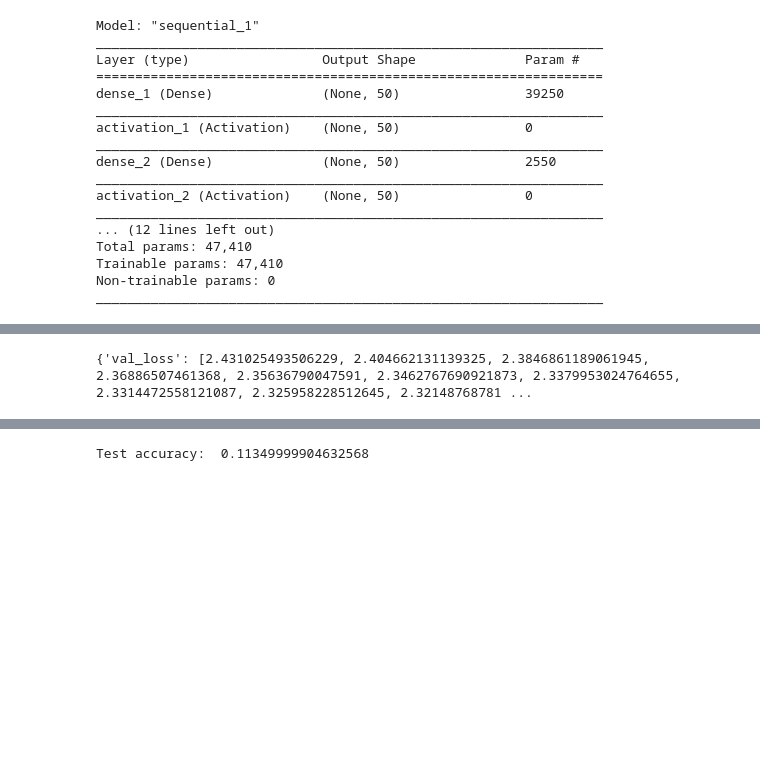
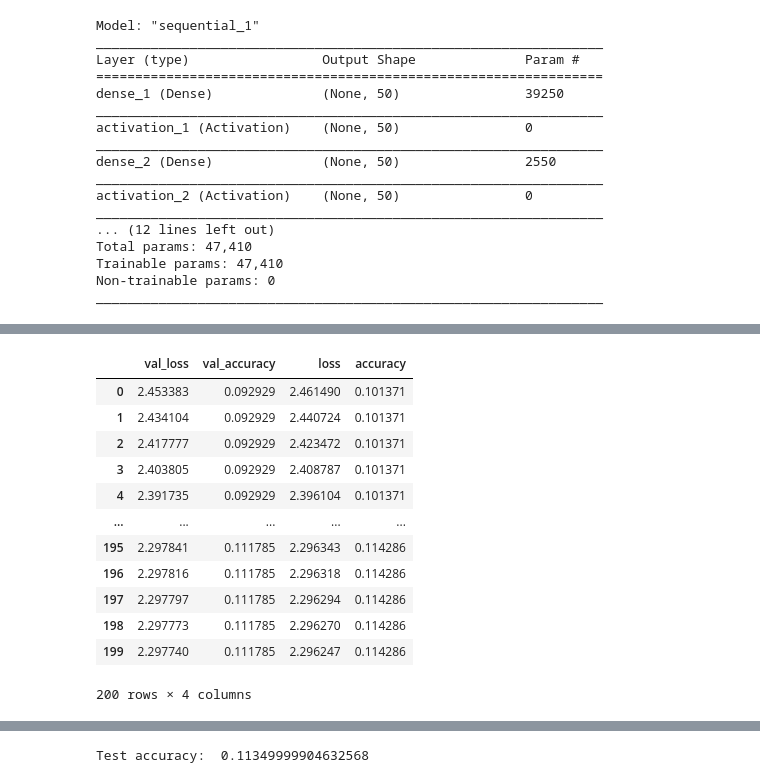
Before and after one commit to jeongnamho/AI, a Jupyter notebook: DNN/2020.01.21/2020.01.21 - 1. 최적화.ipynb, the cells around one changed output, grey strips where cells are left out. Cells and saved outputs as stored; diff of their text form; code cells hidden in the pictures; blank space fills up the shorter version.

```diff
--- a/DNN/2020.01.21/2020.01.21 - 1. 최적화.ipynb
+++ b/DNN/2020.01.21/2020.01.21 - 1. 최적화.ipynb
@@ -227,7 +250,21 @@ history = model.fit(X_train, y_train,
-# %%
-print(history.history)
-# %% [output]
-{'val_loss': [2.431025493506229, 2.404662131139325, 2.3846861189061945, 2.36886507461368, 2.35636790047591, 2.3462767690921873, 2.3379953024764655, 2.3314472558121087, 2.325958228512645, 2.32148768781 ...
+# %%
+# 한 에포크가 끝날 때마다 아래의 데이터프레임에서 row 하나씩 출력한다고 생각하면 됌
+import pandas as pd
+pd.DataFrame(history.history)
+# %% [output]
+|  | val_loss | val_accuracy | loss | accuracy |
+| 0 | 2.453383 | 0.092929 | 2.461490 | 0.101371 |
+| 1 | 2.434104 | 0.092929 | 2.440724 | 0.101371 |
+| 2 | 2.417777 | 0.092929 | 2.423472 | 0.101371 |
+| 3 | 2.403805 | 0.092929 | 2.408787 | 0.101371 |
+| 4 | 2.391735 | 0.092929 | 2.396104 | 0.101371 |
+| ... | ... | ... | ... | ... |
+| 195 | 2.297841 | 0.111785 | 2.296343 | 0.114286 |
+| 196 | 2.297816 | 0.111785 | 2.296318 | 0.114286 |
+| 197 | 2.297797 | 0.111785 | 2.296294 | 0.114286 |
+| 198 | 2.297773 | 0.111785 | 2.296270 | 0.114286 |
+| 199 | 2.297740 | 0.111785 | 2.296247 | 0.114286 |
+200 rows × 4 columns
 # %%
 plt.plot(history.history['accuracy'])
 plt.plot(history.history['val_accuracy'])
```
Also changed, not shown: parts of 44 cells of this notebook, 1 other file.
